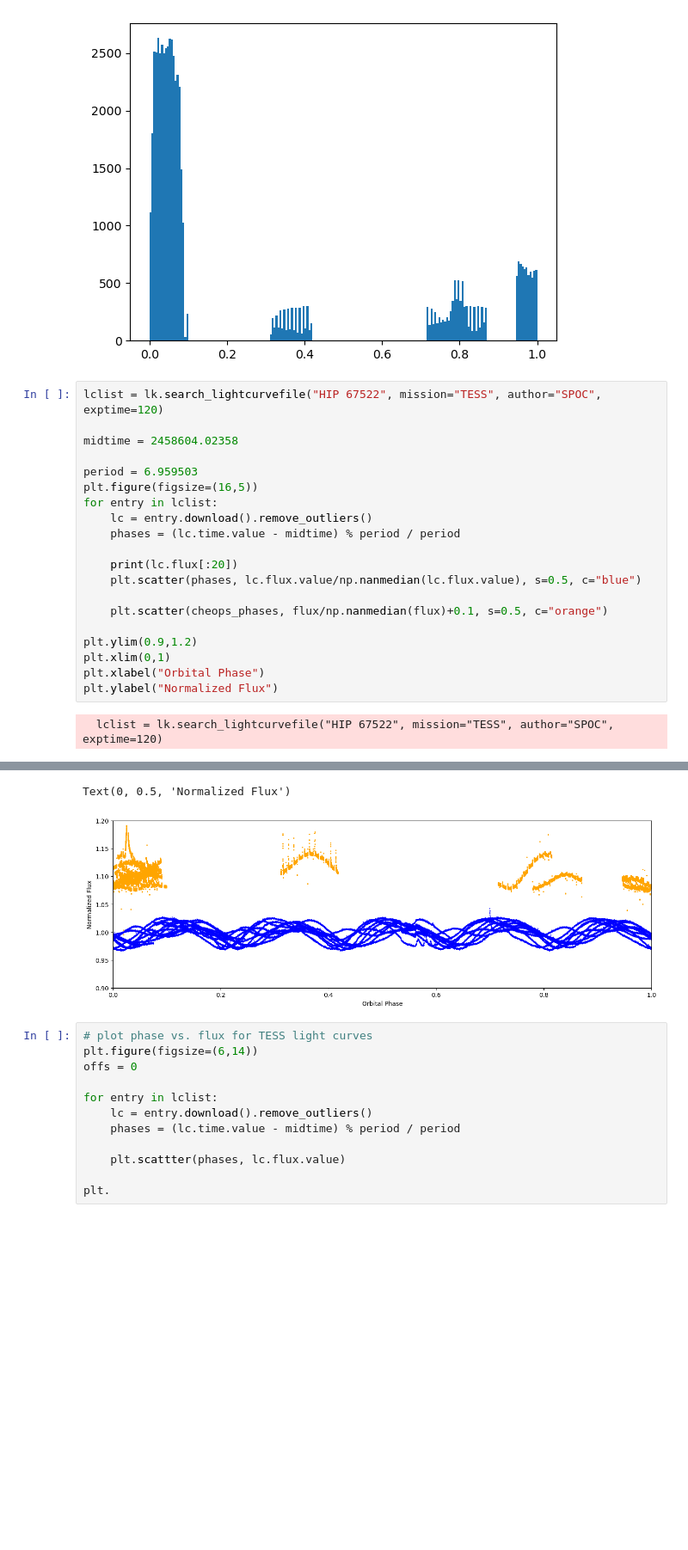
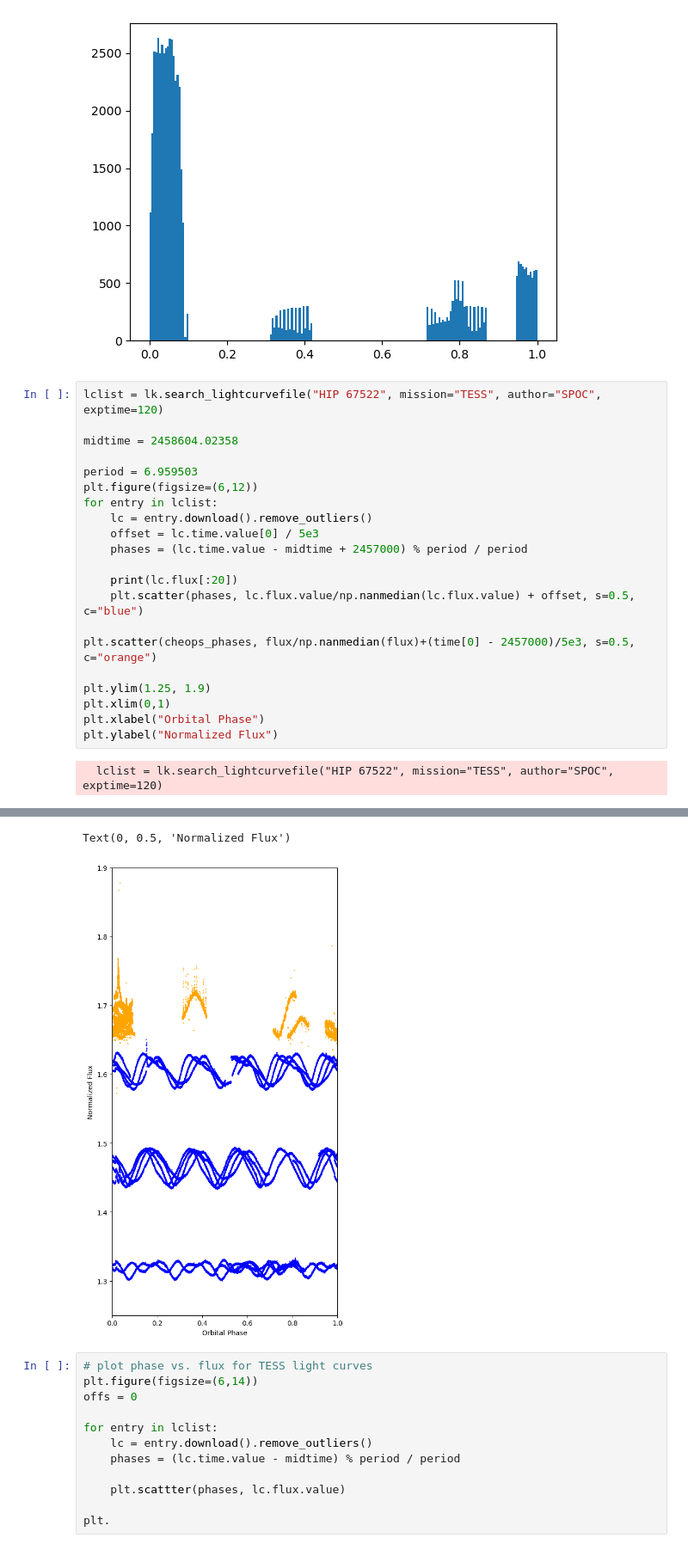
Before and after one commit to ekaterinailin/hip67522-spi, a Jupyter notebook: phase_coverage.ipynb, the cells around one changed output, grey strips where cells are left out. Shown at 86% size. Saved outputs shown, nothing was run; the diff lists cells and outputs as text; blank space fills up the shorter version.

```diff
--- a/phase_coverage.ipynb
+++ b/phase_coverage.ipynb
@@ -177,36 +177,37 @@ plt.hist(cheops_phases.flatten(), bins=200);
 # %%
 lclist = lk.search_lightcurvefile("HIP 67522", mission="TESS", author="SPOC", exptime=120)
 
 midtime = 2458604.02358
 
 period = 6.959503
-plt.figure(figsize=(16,5))
+plt.figure(figsize=(6,12))
 for entry in lclist:
     lc = entry.download().remove_outliers()
-    phases = (lc.time.value - midtime) % period / period
+    offset = lc.time.value[0] / 5e3
+    phases = (lc.time.value - midtime + 2457000) % period / period
 
     print(lc.flux[:20])
-    plt.scatter(phases, lc.flux.value/np.nanmedian(lc.flux.value), s=0.5, c="blue")
+    plt.scatter(phases, lc.flux.value/np.nanmedian(lc.flux.value) + offset, s=0.5, c="blue")
 
-    plt.scatter(cheops_phases, flux/np.nanmedian(flux)+0.1, s=0.5, c="orange")
+plt.scatter(cheops_phases, flux/np.nanmedian(flux)+(time[0] - 2457000)/5e3, s=0.5, c="orange")
 
-plt.ylim(0.9,1.2)
+plt.ylim(1.25, 1.9)
 plt.xlim(0,1)
 plt.xlabel("Orbital Phase")
 plt.ylabel("Normalized Flux")
 # %% [output]
   lclist = lk.search_lightcurvefile("HIP 67522", mission="TESS", author="SPOC", exptime=120)
 [36437.31  36417.016 36444.535 36482.715 36436.926 36439.105 36446.793
  36481.168 36449.71  36493.246 36481.633 36516.004 36497.82  36494.496
  36462.637 36462.184 36475.953 36500.387 36499.6   36516.645] electron / s
 [36293.867 36160.22  36161.996 36170.188 36204.656 36189.188 36175.54
  36189.637 36177.29  36165.29  36185.938 36168.375 36207.71  36180.074
  36154.12  36205.15  36254.312 36231.535 36211.07  36255.254] electron / s
 [35229.457 35251.945 35267.566 35288.07  35267.7   35271.38  35254.426
  35282.39  35297.484 35267.83  35257.844 35259.62  35251.45  35226.855
  35270.43  35265.    35227.87  35321.11  35219.42  35266.777] electron / s
 Text(0, 0.5, 'Normalized Flux')
-[figure, old version]
+[figure, new version]
 # %%
 # plot phase vs. flux for TESS light curves
 plt.figure(figsize=(6,14))
```
Also changed, not shown: 3 other files.
